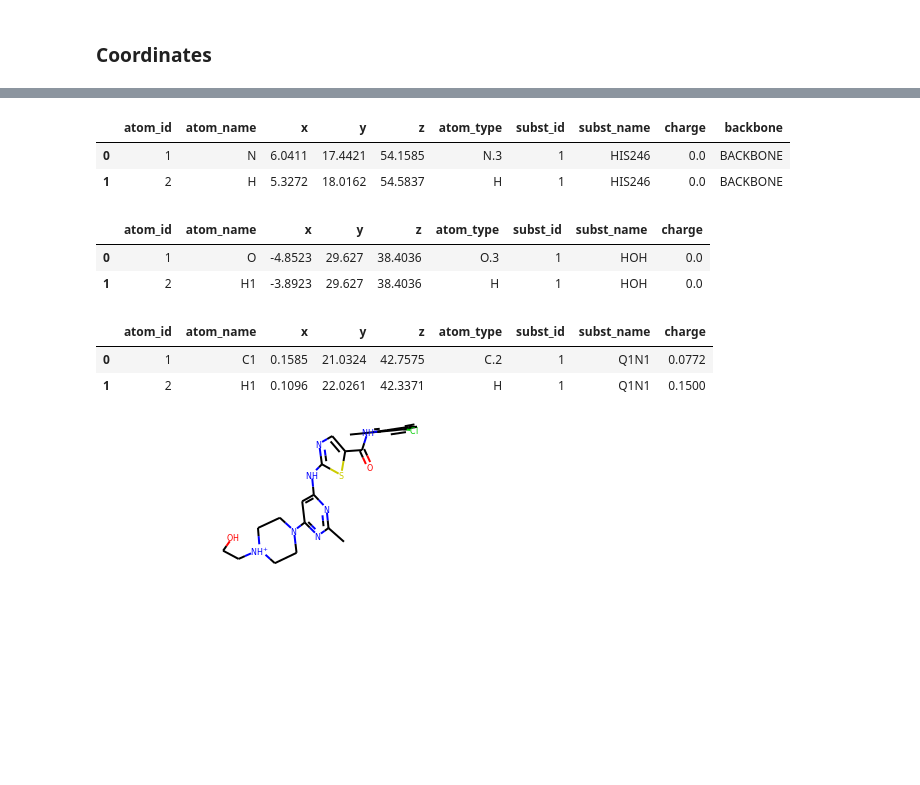
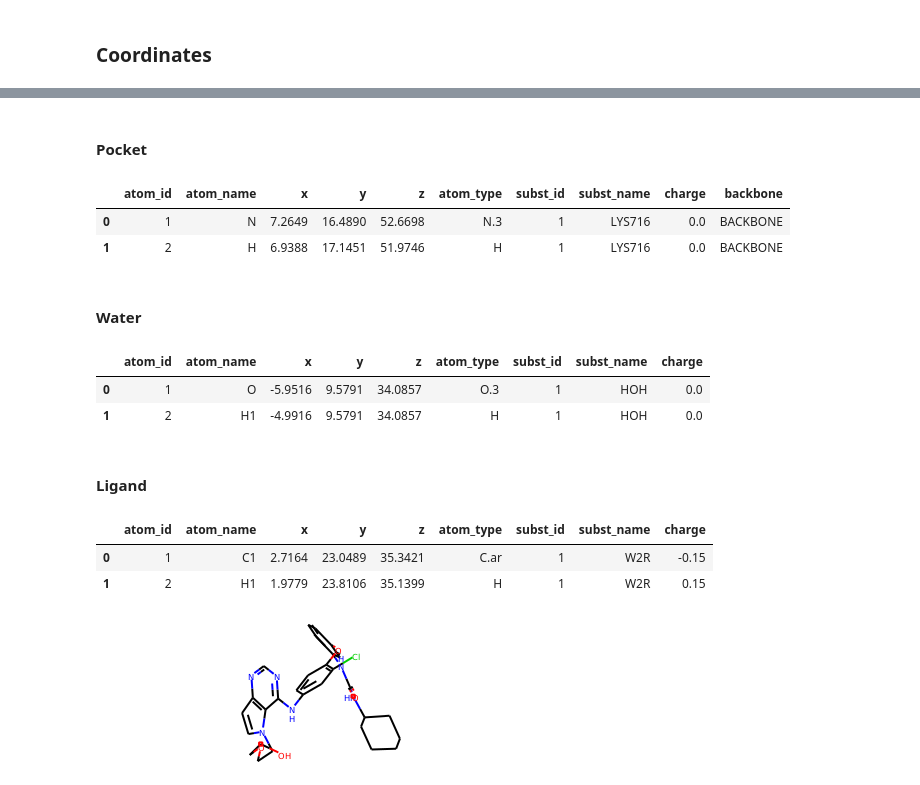
Before and after one commit to volkamerlab/klifs_utils, a Jupyter notebook: docs/tutorial.ipynb, the cells around one changed output, grey strips where cells are left out. Saved outputs shown, nothing was run; the diff lists cells and outputs as text; code cells hidden in the pictures; blank space fills up the shorter version.

```diff
--- a/docs/tutorial.ipynb
+++ b/docs/tutorial.ipynb
@@ -208,3 +265,5 @@ klifs.remote.coordinates.ligand.mol2_to_rdkit_mol(33)
+# %%
+PATH_TO_KLIFS_DOWNLOAD = Path('/home/dominique/Documents/Work/Data/KLIFS_download')
 # %% [markdown]
 ### Initialize
 # %%
@@ -250,9 +352,8 @@ klifs.local.kinases.kinase_families(klifs_metadata, 'TK')
 # %% [markdown]
 ### Coordinates
 # %%
-klifs_download_path = '/home/dominique/Documents/Work/Projects/KFFL/KLIFS_download'
 species = 'human'
-kinase_name = 'ABL1'
-pdb_id = '2gqg'
+kinase_name = 'EGFR'
+pdb_id = '3w2s'
 alt = 'A'
 chain = 'A'
@@ -271,22 +390,57 @@ klifs.local.coordinates.protein.mol2_to_dataframe(klifs_download_path, species,
+# %% [markdown]
+#### Pocket
 # %%
-klifs.local.coordinates.pocket.mol2_to_dataframe(klifs_download_path, species, kinase_name, pdb_id, alt, chain).head(2)
+klifs.local.coordinates.pocket.mol2_to_dataframe(
+    PATH_TO_KLIFS_DOWNLOAD,
+    species,
+    kinase_name,
+    pdb_id,
+    alt,
+    chain
+).head(2)
 # %% [output]
 |  | atom_id | atom_name | x | y | z | atom_type | subst_id | subst_name | charge | backbone |
-| 0 | 1 | N | 6.0411 | 17.4421 | 54.1585 | N.3 | 1 | HIS246 | 0.0 | BACKBONE |
-| 1 | 2 | H | 5.3272 | 18.0162 | 54.5837 | H | 1 | HIS246 | 0.0 | BACKBONE |
+| 0 | 1 | N | 7.2649 | 16.4890 | 52.6698 | N.3 | 1 | LYS716 | 0.0 | BACKBONE |
+| 1 | 2 | H | 6.9388 | 17.1451 | 51.9746 | H | 1 | LYS716 | 0.0 | BACKBONE |
+# %% [markdown]
+#### Water
 # %%
-klifs.local.coordinates.water.mol2_to_dataframe(klifs_download_path, species, kinase_name, pdb_id, alt, chain).head(2)
+klifs.local.coordinates.water.mol2_to_dataframe(
+    PATH_TO_KLIFS_DOWNLOAD,
+    species,
+    kinase_name,
+    pdb_id,
+    alt,
+    chain
+).head(2)
 # %% [output]
 |  | atom_id | atom_name | x | y | z | atom_type | subst_id | subst_name | charge |
-| 0 | 1 | O | -4.8523 | 29.627 | 38.4036 | O.3 | 1 | HOH | 0.0 |
-| 1 | 2 | H1 | -3.8923 | 29.627 | 38.4036 | H | 1 | HOH | 0.0 |
+| 0 | 1 | O | -5.9516 | 9.5791 | 34.0857 | O.3 | 1 | HOH | 0.0 |
+| 1 | 2 | H1 | -4.9916 | 9.5791 | 34.0857 | H | 1 | HOH | 0.0 |
+# %% [markdown]
+#### Ligand
 # %%
-klifs.local.coordinates.ligand.mol2_to_dataframe(klifs_download_path, species, kinase_name, pdb_id, alt, chain).head(2)
+klifs.local.coordinates.ligand.mol2_to_dataframe(
+    PATH_TO_KLIFS_DOWNLOAD,
+    species,
+    kinase_name,
+    pdb_id,
+    alt,
+    chain
+).head(2)
 # %% [output]
 |  | atom_id | atom_name | x | y | z | atom_type | subst_id | subst_name | charge |
-| 0 | 1 | C1 | 0.1585 | 21.0324 | 42.7575 | C.2 | 1 | Q1N1 | 0.0772 |
-| 1 | 2 | H1 | 0.1096 | 22.0261 | 42.3371 | H | 1 | Q1N1 | 0.1500 |
+| 0 | 1 | C1 | 2.7164 | 23.0489 | 35.3421 | C.ar | 1 | W2R | -0.15 |
+| 1 | 2 | H1 | 1.9779 | 23.8106 | 35.1399 | H | 1 | W2R | 0.15 |
 # %%
-klifs.local.coordinates.ligand.mol2_to_rdkit_mol(klifs_download_path, species, kinase_name, pdb_id, alt, chain)
+klifs.local.coordinates.ligand.mol2_to_rdkit_mol(
+    PATH_TO_KLIFS_DOWNLOAD,
+    species,
+    kinase_name,
+    pdb_id,
+    alt,
+    chain,
+    compute2d=False
+)
 # %% [output]
-[figure, old version]
+[figure, new version]
```
Also changed, not shown: parts of 42 cells of this notebook.
